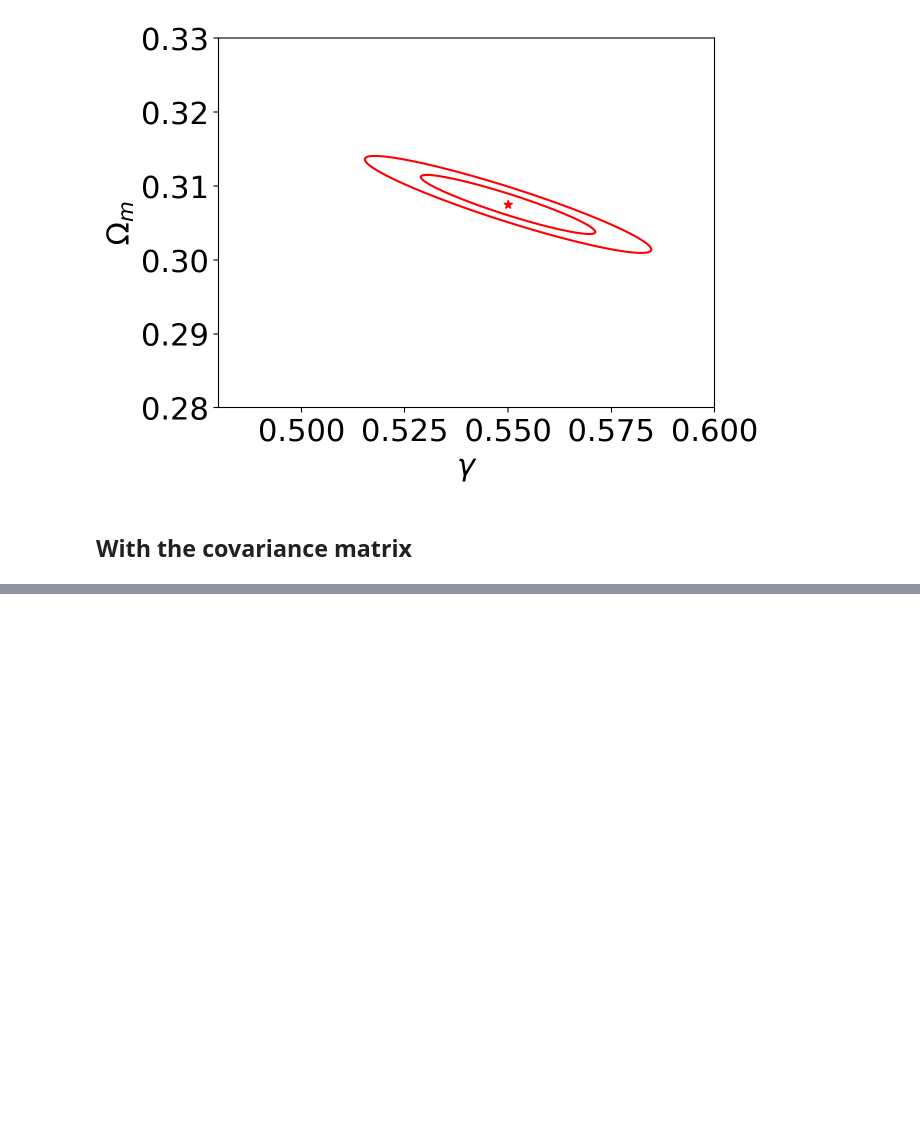
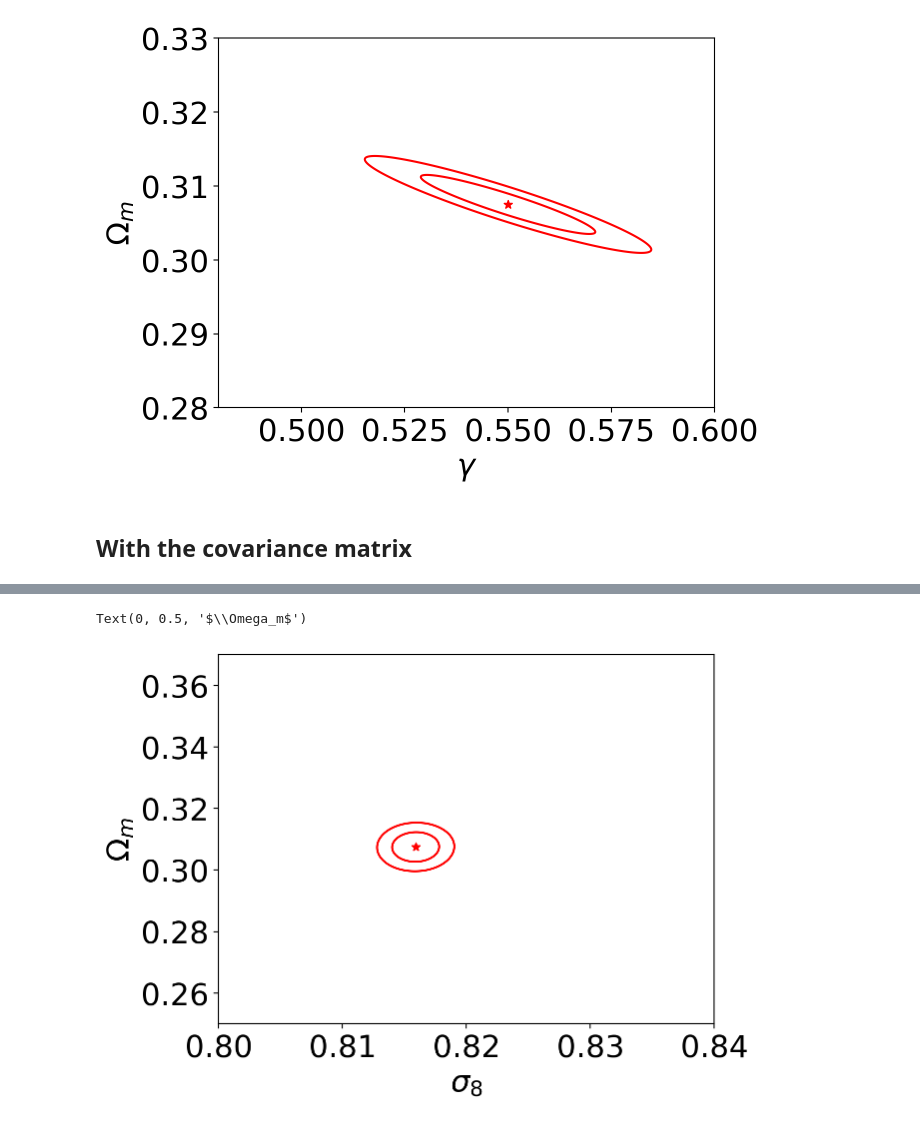
Before and after one commit to cmatties/CAMB-Workbook, a Jupyter notebook: Observables_with_Observational_Error_Bars.ipynb, the cells around one changed output, grey strips where cells are left out. Drawn from its saved outputs; the diff is of its cells as text; code cells hidden in the pictures; blank space fills up the shorter version.

```diff
--- a/Observables_with_Observational_Error_Bars.ipynb
+++ b/Observables_with_Observational_Error_Bars.ipynb
@@ -463,0 +457,20 @@ Text(0, 0.5, '$\\Omega_m$')
+# %%
+params = np.array([cosmo_fid.gamma, cosmo_fid.Omega_b, cosmo_fid.Omega_c])
+def mean_fn_sigma8_omega_m(p):
+    cosmo = jc.Planck15(sigma8=p[0], Omega_b=p[1]+p[2])
+    m = jc.angular_cl.angular_cl(cosmo, ell, probes)
+    return m.flatten()
+jac_mean_sigma8_omega_m = jax.jit(jax.jacfwd(mean_fn_sigma8_omega_m))
+# %%
+dmu = jac_mean_sigma8_omega_m(params)
+F_2 = jc.sparse.dot(dmu.T, jc.sparse.inv(cov), dmu)
+# %%
+fig,ax = plt.subplots(1,1)
+plot_contours_slow(F_2, [cosmo_fid.sigma8, cosmo_fid.Omega_m], ax, xlim = (.8,.84), ylim = (.25,.37), dchi2 = 2.3)
+plot_contours_slow(F_2, [cosmo_fid.sigma8, cosmo_fid.Omega_m], ax, xlim = (.8,.84), ylim = (.25,.37), dchi2 = 6.2)
+ax.scatter(cosmo_fid.sigma8, cosmo_fid.Omega_m, color='red', marker='*')
+ax.set_xlabel(r'$\sigma_8$')
+ax.set_ylabel(r'$\Omega_m$')
+# %% [output]
+Text(0, 0.5, '$\\Omega_m$')
+[figure, added]
```
Also changed, not shown: parts of 6 cells of this notebook.
